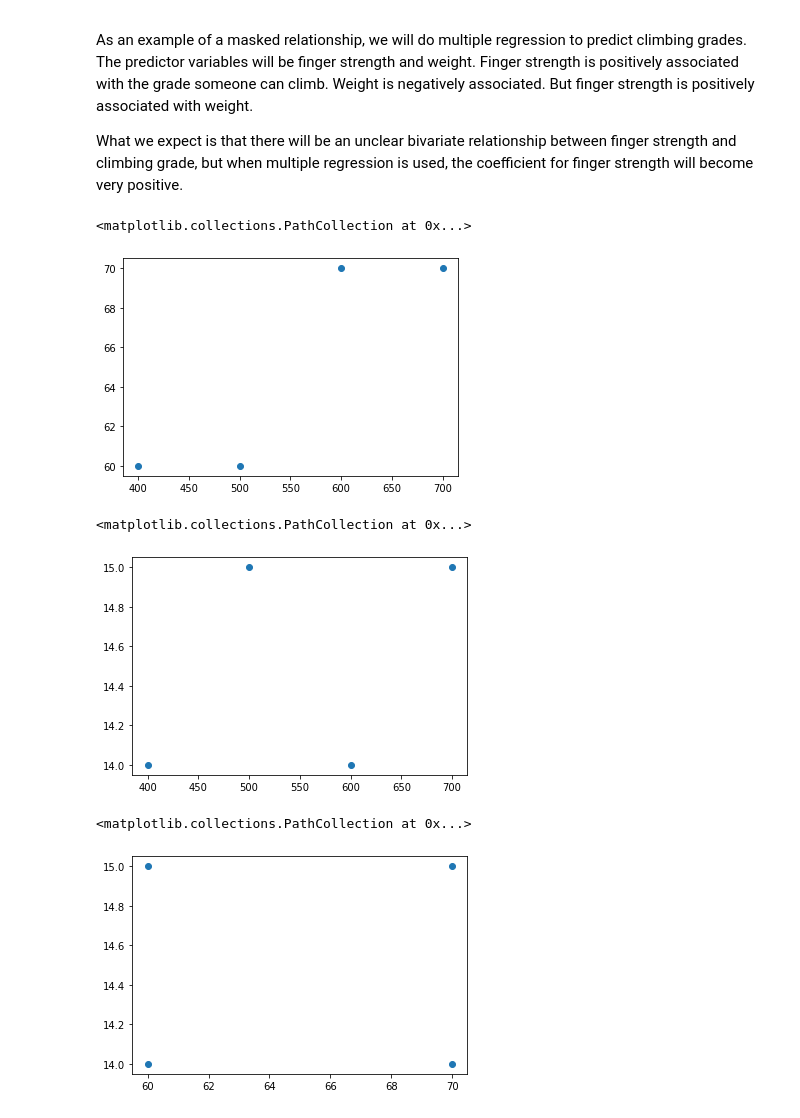
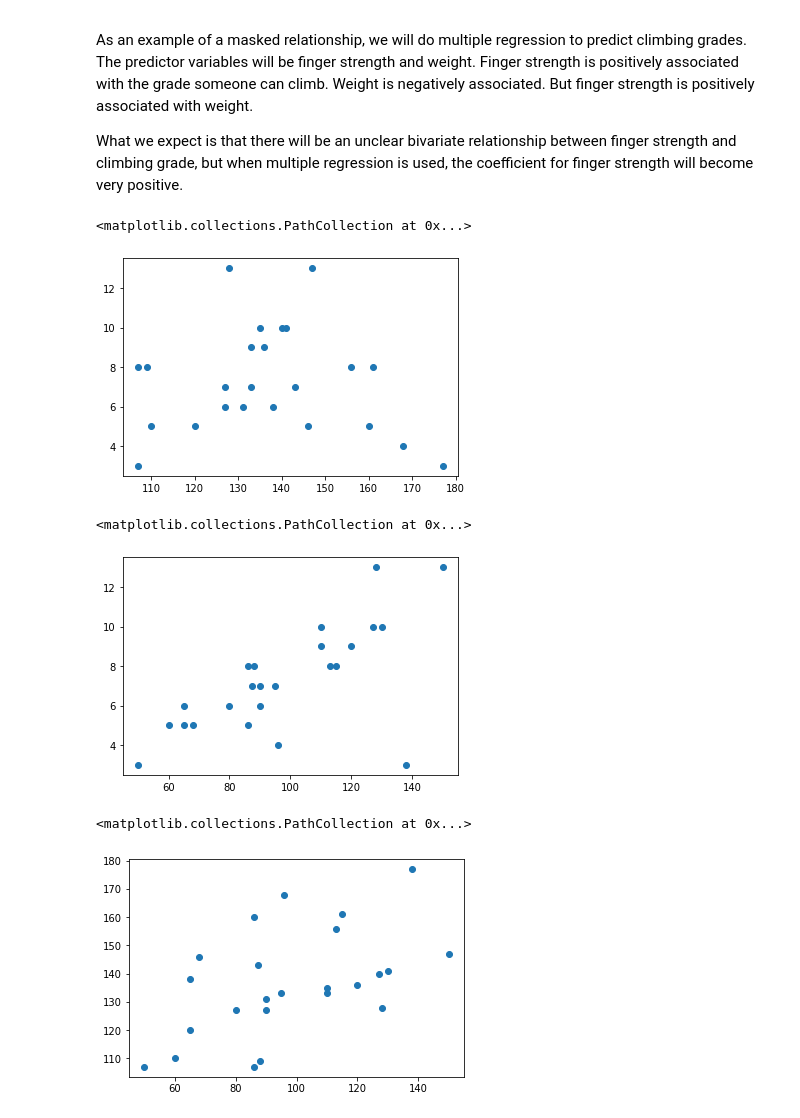
Before and after one commit to oadams/oadams.github.io, a Jupyter notebook: statistical_rethinking_solutions/ch5.ipynb, the cells around one changed output. Cells and saved outputs as stored; diff of their text form; code cells hidden in the pictures.

```diff
--- a/statistical_rethinking_solutions/ch5.ipynb
+++ b/statistical_rethinking_solutions/ch5.ipynb
@@ -228,3 +228,8 @@ weight_kg =      np.array([ 60,  62,  64,  68,  70,  72,  74,  78,  80,  82,  84
 grade_ewbanks = np.array([14,  15, 14, 15])
 strength_kN =    np.array([400, 500, 600, 700])
 weight_kg =      np.array([ 60,  60, 70, 70])
+# %%
+weight = np.array([135, 141, 127, 120, 133, 161, 160, 138, 127, 107, 146, 128, 147, 110, 133, 156, 136, 131, 168, 109, 143, 177, 140, 107])
+bouldering = np.array([10, 10, 6, 5, 7, 8, 5, 6, 7, 8, 5, 13, 13, 5, 9, 8, 9, 6, 4, 8, 7, 3, 10, 3])
+# strength to weight ratio of the left hand
+hand_l_ratio = np.array([81.48, 92.2, 62.99, 54.17, 71.43, 71.43, 53.75, 47.1, 70.87, 80.37, 46.58, 100, 102.04, 54.55, 82.71, 72.44, 88.24, 68.7, 57.14, 80.73, 61.05, 77.97, 90.71, 46.73])
@@ -231,16 +239,19 @@ weight_kg =      np.array([ 60,  60, 70, 70])
+# %%
+# Raw strength of left hand
+hand_l = (hand_l_ratio / 100)*weight
 # %%
-plt.scatter(strength_kN, weight_kg)
+plt.scatter(weight, bouldering)
 # %% [output]
 <matplotlib.collections.PathCollection at 0x...>
-[figure, old version]
+[figure, new version]
 # %%
-plt.scatter(strength_kN, grade_ewbanks)
+plt.scatter(hand_l, bouldering)
 # %% [output]
 <matplotlib.collections.PathCollection at 0x...>
-[figure, old version]
+[figure, new version]
 # %%
-plt.scatter(weight_kg, grade_ewbanks)
+plt.scatter(hand_l, weight)
 # %% [output]
 <matplotlib.collections.PathCollection at 0x...>
-[figure, old version]
+[figure, new version]
 # %%
```
Also changed, not shown: parts of 17 cells of this notebook.
